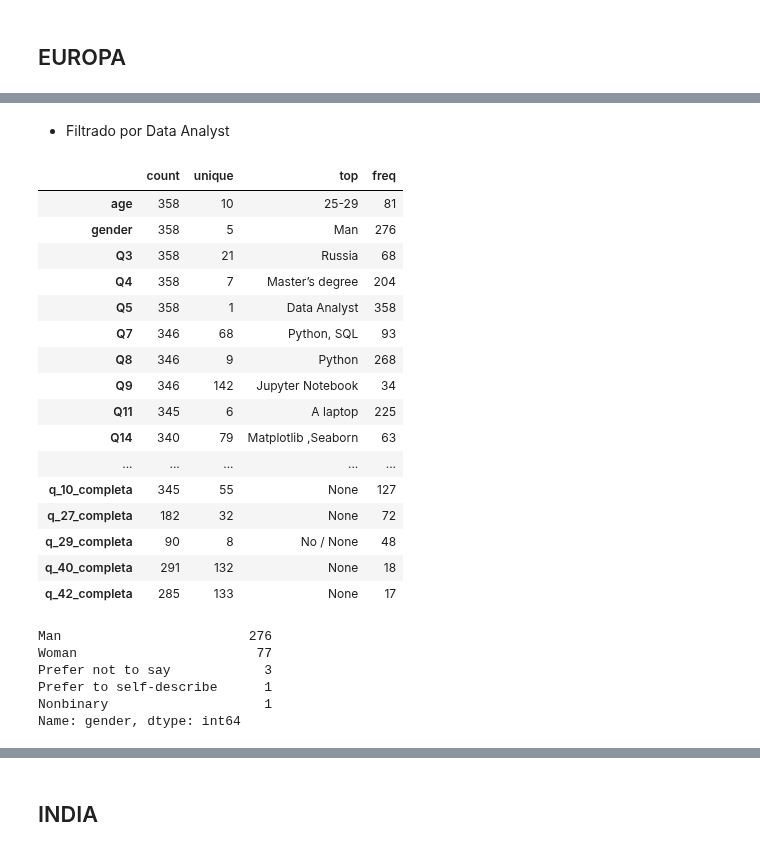
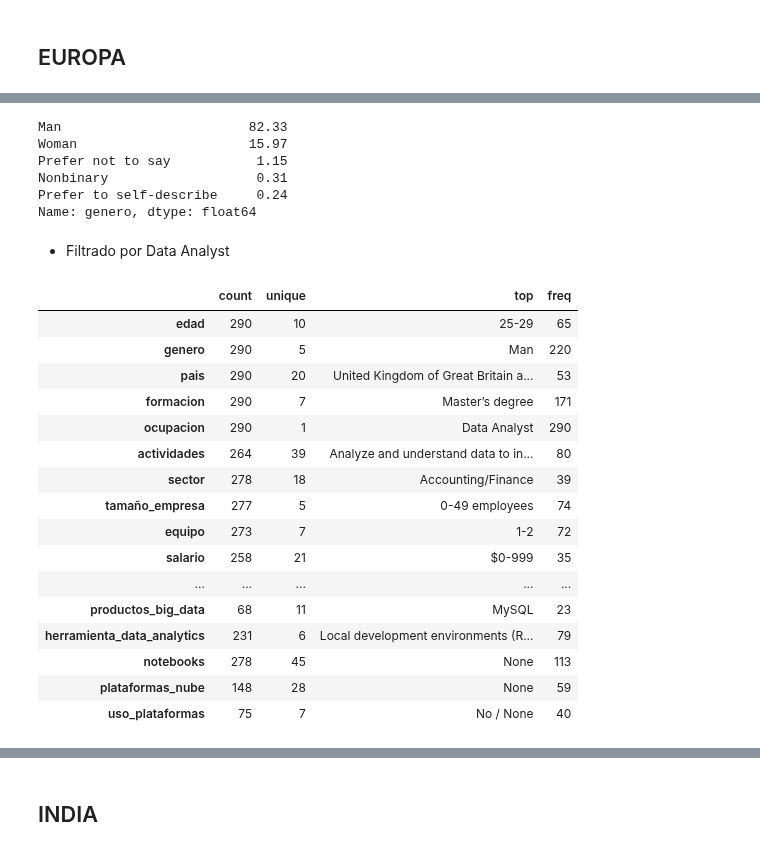
Before and after one commit to Adalab/EDA-ETL-project, a Jupyter notebook: 2.eda.ipynb, the cells around one changed output, grey strips where cells are left out. Cells and saved outputs as stored; diff of their text form; code cells hidden in the pictures.

```diff
--- a/2.eda.ipynb
+++ b/2.eda.ipynb
@@ -156,6 +277,6 @@ Name: Q3, dtype: int64
 # %%
 lista_europeos = ['Russia', 'United Kingdom of Great Britain and Northern Ireland', 'Germany', 'Spain', 'Turkey', 'France', 'Italy', 'Poland', 'Ukraine', 'Portugal', 'Greece', 'Ireland', 'Sweden', 'Switzerland', 'Belgium', 'Czech Republic', 'Romania', 'Austria', 'Belarus', 'Denmark', 'Norway']
 # %%
-df_europa = df[df['Q3'].isin(lista_europeos)]
+df_europa = df[df['pais'].isin(lista_europeos)]
 df_europa.sample()
 # %% [output]
@@ -188,32 +305,32 @@ memory usage: 860.6+ KB
+# %%
+(df_europa["genero"].value_counts()*100/df_europa.shape[0]).round(2)
+# %% [output]
+Man                        82.33
+Woman                      15.97
+Prefer not to say           1.15
+Nonbinary                   0.31
+Prefer to self-describe     0.24
+Name: genero, dtype: float64
 # %% [markdown]
 - Filtrado por Data Analyst
 # %%
-data_europa = df_europa[df_europa['Q5']== 'Data Analyst']
+data_europa = df_europa[df_europa['ocupacion']== 'Data Analyst']
 data_europa.describe(include= 'all').T
 # %% [output]
 |  | count | unique | top | freq |
-| age | 358 | 10 | 25-29 | 81 |
-| gender | 358 | 5 | Man | 276 |
-| Q3 | 358 | 21 | Russia | 68 |
-| Q4 | 358 | 7 | Master’s degree | 204 |
-| Q5 | 358 | 1 | Data Analyst | 358 |
-| Q7 | 346 | 68 | Python, SQL | 93 |
-| Q8 | 346 | 9 | Python | 268 |
-| Q9 | 346 | 142 | Jupyter Notebook | 34 |
-| Q11 | 345 | 6 | A laptop | 225 |
-| Q14 | 340 | 79 | Matplotlib ,Seaborn | 63 |
+| edad | 290 | 10 | 25-29 | 65 |
+| genero | 290 | 5 | Man | 220 |
+| pais | 290 | 20 | United Kingdom of Great Britain a... | 53 |
+| formacion | 290 | 7 | Master’s degree | 171 |
+| ocupacion | 290 | 1 | Data Analyst | 290 |
+| actividades | 264 | 39 | Analyze and understand data to in... | 80 |
+| sector | 278 | 18 | Accounting/Finance | 39 |
+| tamaño_empresa | 277 | 5 | 0-49 employees | 74 |
+| equipo | 273 | 7 | 1-2 | 72 |
+| salario | 258 | 21 | $0-999 | 35 |
 | ... | ... | ... | ... | ... |
-| q_10_completa | 345 | 55 | None | 127 |
-| q_27_completa | 182 | 32 | None | 72 |
-| q_29_completa | 90 | 8 | No / None | 48 |
-| q_40_completa | 291 | 132 | None | 18 |
-| q_42_completa | 285 | 133 | None | 17 |
+| productos_big_data | 68 | 11 | MySQL | 23 |
+| herramienta_data_analytics | 231 | 6 | Local development environments (R... | 79 |
+| notebooks | 278 | 45 | None | 113 |
+| plataformas_nube | 148 | 28 | None | 59 |
+| uso_plataformas | 75 | 7 | No / None | 40 |
-# %%
-data_europa['gender'].value_counts()
-# %% [output]
-Man                        276
-Woman                       77
-Prefer not to say            3
-Prefer to self-describe      1
-Nonbinary                    1
-Name: gender, dtype: int64
```
Also changed, not shown: parts of 38 cells of this notebook.
